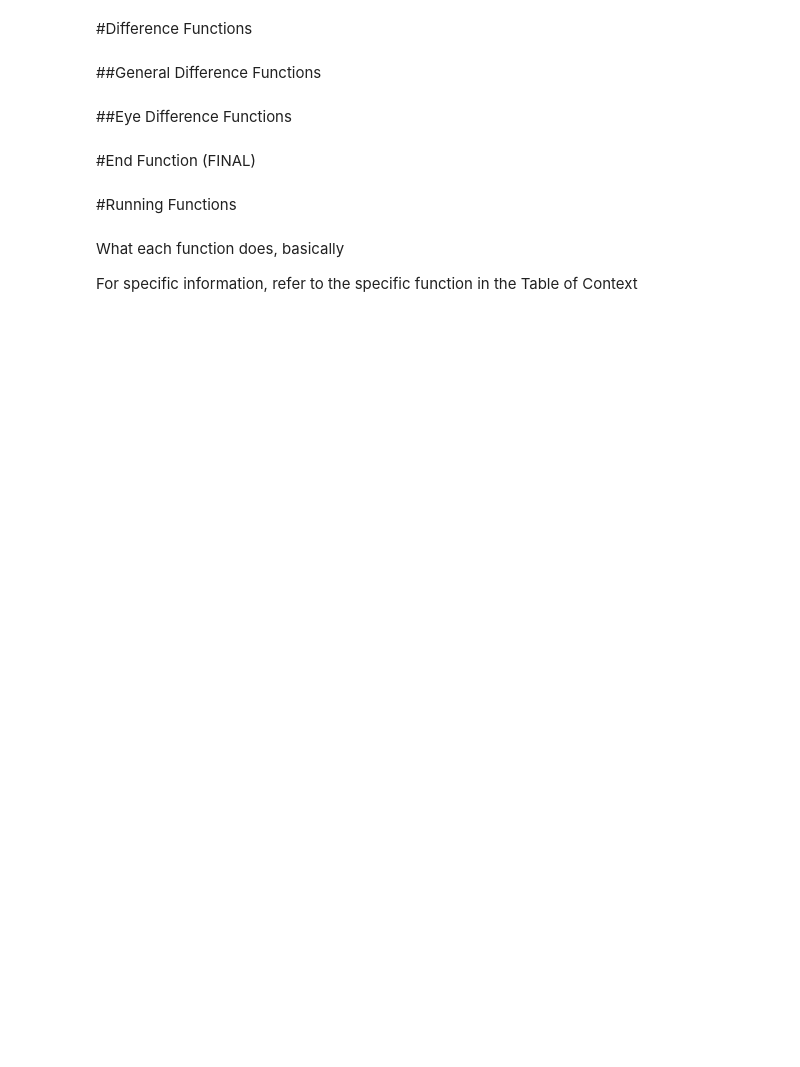
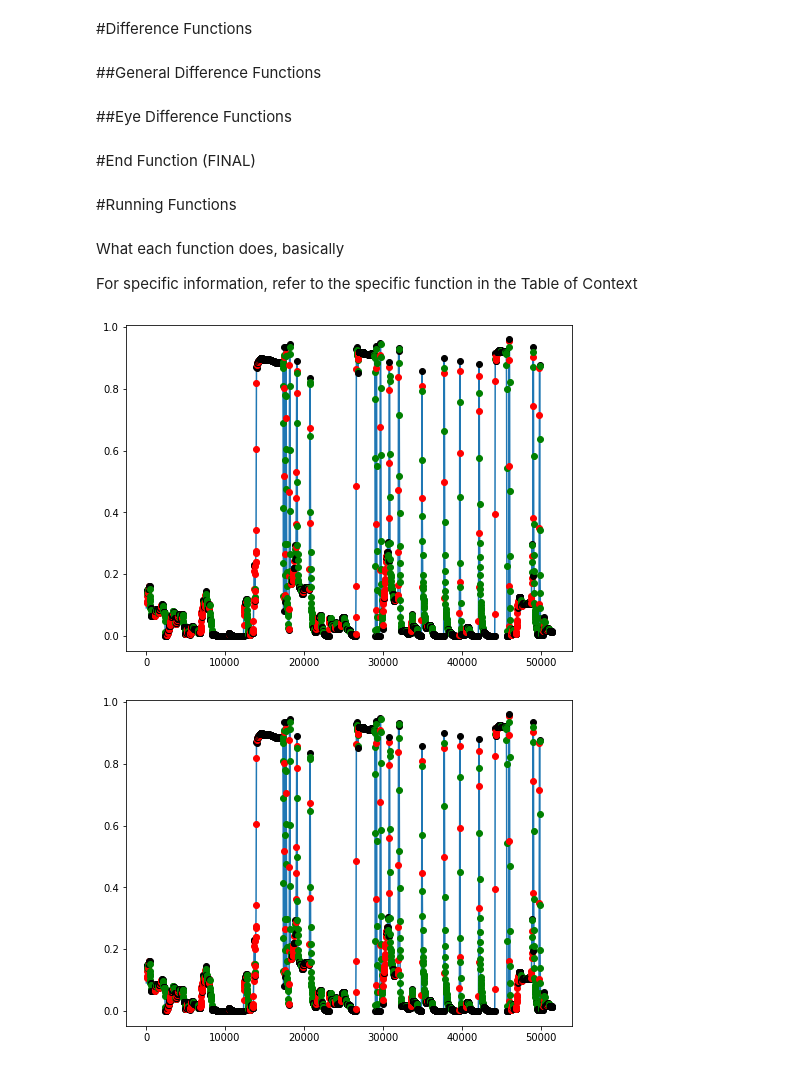
Before and after one commit to DhaneshTikoo/FacialDataProject, a Jupyter notebook: FacialDataProject.ipynb, the cells around one changed output. Cells and saved outputs as stored; diff of their text form; code cells hidden in the pictures; blank space fills up the shorter version.

```diff
--- a/FacialDataProject.ipynb
+++ b/FacialDataProject.ipynb
@@ -965,0 +938,29 @@ def graphColPair(dfs = [], titles = [],keys = [], ax = "Placeholder", totalRows
+# %%
+def peaksAndValleysGraph(dataTitle, df, fig = None, ax = None):
+  """
+  visualizes on a graph which points in the given column of df are the decreasing, incraesing, or neither
+  dataTitle: string
+    the column to graph
+  df: dataframe
+    the dataframe from which to graph the column
+  ax: axis
+    the axis to graph on
+  """
+  if fig == None or ax == None:
+    fig, ax = plt.subplots(1, 1, figsize = (8, 6))
+  ax.plot(df[Milliseconds],df[dataTitle],zorder = -1)
+  # for each point in the given column
+  for n in range(1, len(df[dataTitle])-1):
+    # if this point is increasing, color it red
+    if df[dataTitle][n-1] < df[dataTitle][n] and df[dataTitle][n] < df[dataTitle][n+1]:
+      ax.scatter(df[Milliseconds][n], df[dataTitle][n], color = 'Red')
+      pass
+    # if this point is decreasing, color it green
+    elif df[dataTitle][n-1] > df[dataTitle][n] and df[dataTitle][n] > df[dataTitle][n+1]:
+      ax.scatter(df[Milliseconds][n], df[dataTitle][n], color = 'Green')
+      pass
+    # if this graph is neither increasing nor decreasing, color it black
+    else:
+      ax.scatter(df[Milliseconds][n], df[dataTitle][n], color = 'Black')
+
+  return fig, ax
@@ -1221,3 +1193,9 @@ outputAllDataAnalysis(dfs, dfsNames, True, False, False)
 # commented functions
 # "if you want to run a specific function, uncomment the line of the function you want to run,
 # and specify the inputs of the function"
+# %%
+fig, ax = peaksAndValleysGraph("eyeBlink_L", dfs[0])
+display(fig)
+# %% [output]
+[figure, added]
+[figure, added]
```
Also changed, not shown: parts of 31 cells of this notebook.
